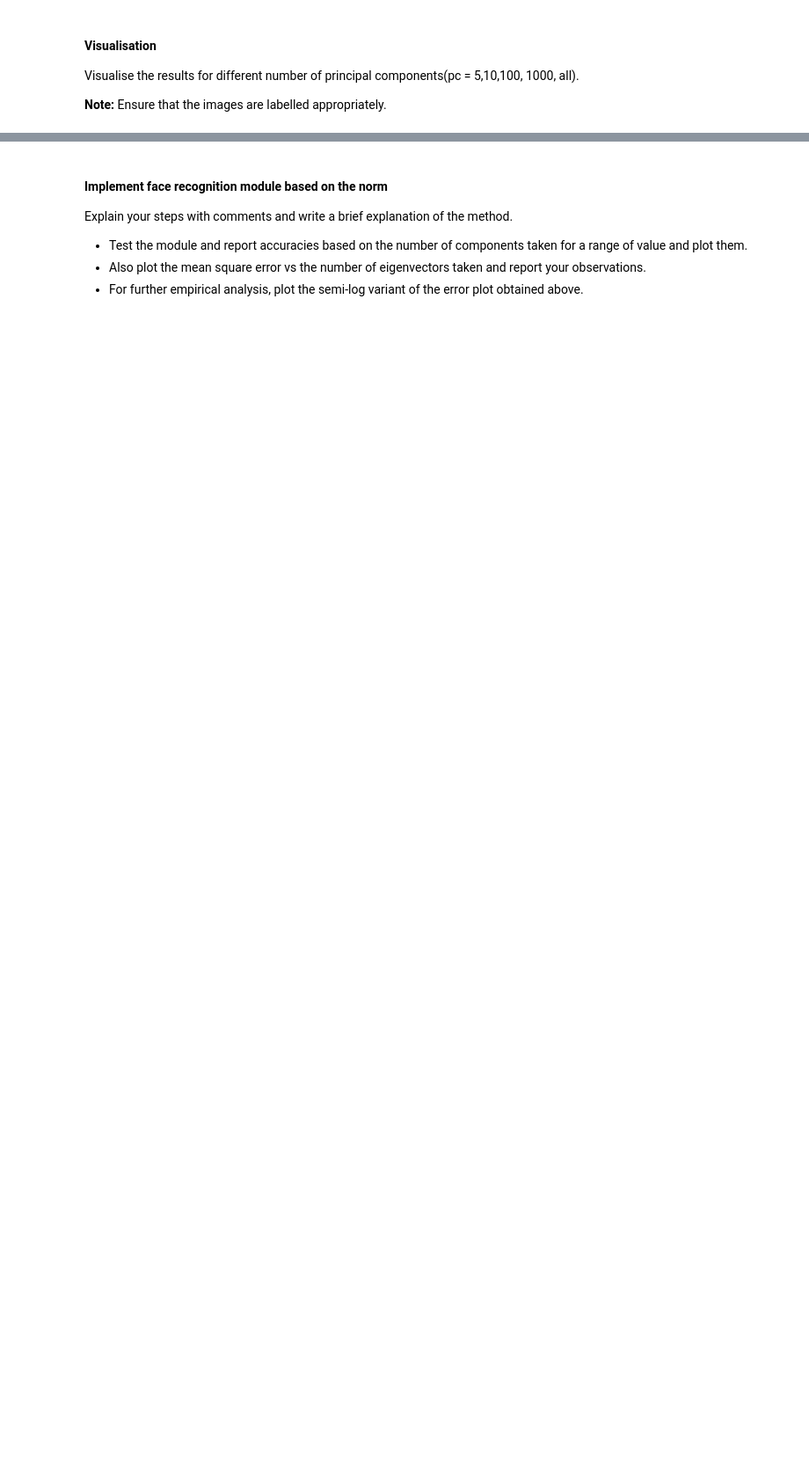
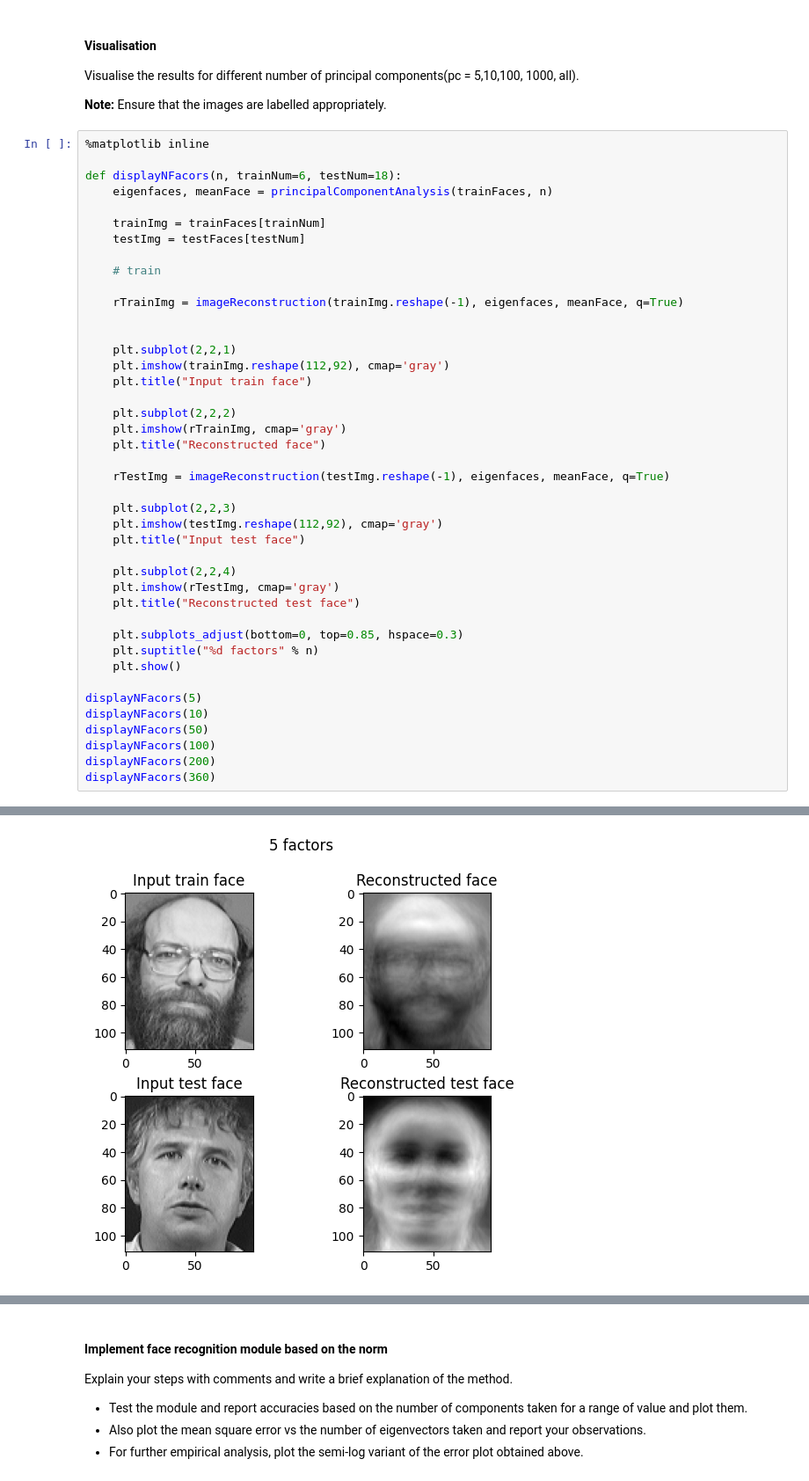
Before and after one commit to aneeshc12/SMAI-A2, a Jupyter notebook: Q2/Q2.ipynb, the cells around one changed output, grey strips where cells are left out. Shown at 88% size. Cells and saved outputs as stored; diff of their text form; blank space fills up the shorter version.

```diff
--- a/Q2/Q2.ipynb
+++ b/Q2/Q2.ipynb
@@ -220,3 +251,46 @@ Rec:  [73.39965153 73.80638204 73.89803793 71.77743702 73.24061408 74.28155573
 Visualise the results for different number of principal components(pc = 5,10,100, 1000, all).
 
 **Note:** Ensure that the images are labelled appropriately.
+# %%
+%matplotlib inline
+
+def displayNFacors(n, trainNum=6, testNum=18):
+    eigenfaces, meanFace = principalComponentAnalysis(trainFaces, n)
+
+    trainImg = trainFaces[trainNum]
+    testImg = testFaces[testNum]
+
+    # train
+
+    rTrainImg = imageReconstruction(trainImg.reshape(-1), eigenfaces, meanFace, q=True)
+
+
+    plt.subplot(2,2,1)
+    plt.imshow(trainImg.reshape(112,92), cmap='gray')
+    plt.title("Input train face")
+
+    plt.subplot(2,2,2)
+    plt.imshow(rTrainImg, cmap='gray')
+    plt.title("Reconstructed face")
+
+    rTestImg = imageReconstruction(testImg.reshape(-1), eigenfaces, meanFace, q=True)
+
+    plt.subplot(2,2,3)
+    plt.imshow(testImg.reshape(112,92), cmap='gray')
+    plt.title("Input test face")
+
+    plt.subplot(2,2,4)
+    plt.imshow(rTestImg, cmap='gray')
+    plt.title("Reconstructed test face")
+
+    plt.subplots_adjust(bottom=0, top=0.85, hspace=0.3)
+    plt.suptitle("%d factors" % n)
+    plt.show()
+
+displayNFacors(5)
+displayNFacors(10)
+displayNFacors(50)
+displayNFacors(100)
+displayNFacors(200)
+displayNFacors(360)
+# %% [output]
@@ -222,0 +299 @@ Visualise the results for different number of principal components(pc = 5,10,100
+[figure, added]
```
Also changed, not shown: parts of 6 cells of this notebook.
